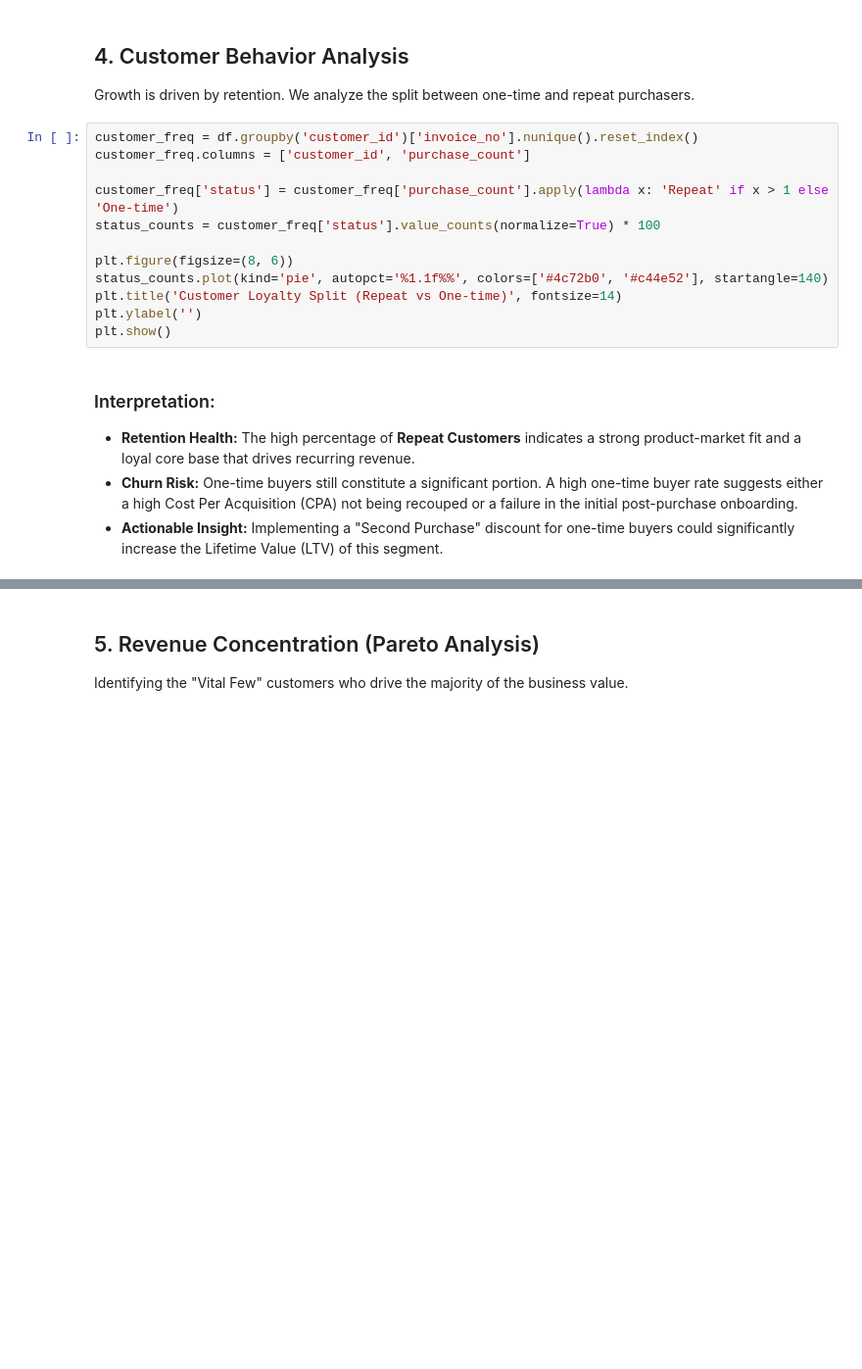
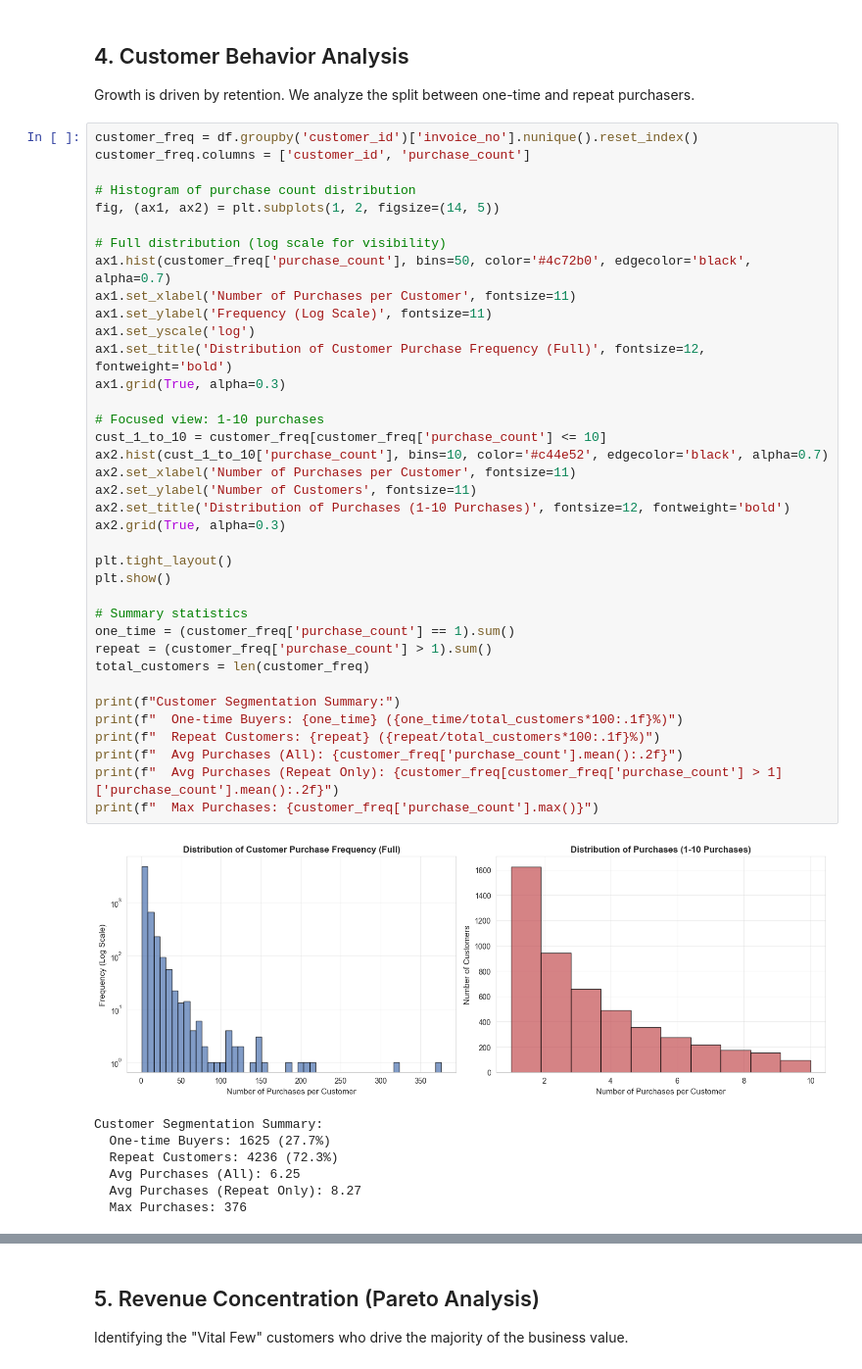
Before and after one commit to Srishtyshree/Team_G_RetailCustomerSegmentation, a Jupyter notebook: notebooks/03_eda.ipynb, the cells around one changed output, grey strips where cells are left out. Shown at 98% size. Cells and saved outputs as stored; diff of their text form; blank space fills up the shorter version.

```diff
--- a/notebooks/03_eda.ipynb
+++ b/notebooks/03_eda.ipynb
@@ -79,20 +150,48 @@ print(country_rev[['country', 'share']].head(5))
 ## 4. Customer Behavior Analysis
 
 Growth is driven by retention. We analyze the split between one-time and repeat purchasers.
-# %%
-customer_freq = df.groupby('customer_id')['invoice_no'].nunique().reset_index()
-customer_freq.columns = ['customer_id', 'purchase_count']
-
-customer_freq['status'] = customer_freq['purchase_count'].apply(lambda x: 'Repeat' if x > 1 else 'One-time')
-status_counts = customer_freq['status'].value_counts(normalize=True) * 100
-
-plt.figure(figsize=(8, 6))
-status_counts.plot(kind='pie', autopct='%1.1f%%', colors=['#4c72b0', '#c44e52'], startangle=140)
-plt.title('Customer Loyalty Split (Repeat vs One-time)', fontsize=14)
-plt.ylabel('')
-plt.show()
-# %% [markdown]
-### Interpretation:
-- **Retention Health:** The high percentage of **Repeat Customers** indicates a strong product-market fit and a loyal core base that drives recurring revenue.
-- **Churn Risk:** One-time buyers still constitute a significant portion. A high one-time buyer rate suggests either a high Cost Per Acquisition (CPA) not being recouped or a failure in the initial post-purchase onboarding.
-- **Actionable Insight:** Implementing a "Second Purchase" discount for one-time buyers could significantly increase the Lifetime Value (LTV) of this segment.
+# %%
+customer_freq = df.groupby('customer_id')['invoice_no'].nunique().reset_index()
+customer_freq.columns = ['customer_id', 'purchase_count']
+
+# Histogram of purchase count distribution
+fig, (ax1, ax2) = plt.subplots(1, 2, figsize=(14, 5))
+
+# Full distribution (log scale for visibility)
+ax1.hist(customer_freq['purchase_count'], bins=50, color='#4c72b0', edgecolor='black', alpha=0.7)
+ax1.set_xlabel('Number of Purchases per Customer', fontsize=11)
+ax1.set_ylabel('Frequency (Log Scale)', fontsize=11)
+ax1.set_yscale('log')
+ax1.set_title('Distribution of Customer Purchase Frequency (Full)', fontsize=12, fontweight='bold')
+ax1.grid(True, alpha=0.3)
+
+# Focused view: 1-10 purchases
+cust_1_to_10 = customer_freq[customer_freq['purchase_count'] <= 10]
+ax2.hist(cust_1_to_10['purchase_count'], bins=10, color='#c44e52', edgecolor='black', alpha=0.7)
+ax2.set_xlabel('Number of Purchases per Customer', fontsize=11)
+ax2.set_ylabel('Number of Customers', fontsize=11)
+ax2.set_title('Distribution of Purchases (1-10 Purchases)', fontsize=12, fontweight='bold')
+ax2.grid(True, alpha=0.3)
+
+plt.tight_layout()
+plt.show()
+
+# Summary statistics
+one_time = (customer_freq['purchase_count'] == 1).sum()
+repeat = (customer_freq['purchase_count'] > 1).sum()
+total_customers = len(customer_freq)
+
+print(f"Customer Segmentation Summary:")
+print(f"  One-time Buyers: {one_time} ({one_time/total_customers*100:.1f}%)")
+print(f"  Repeat Customers: {repeat} ({repeat/total_customers*100:.1f}%)")
+print(f"  Avg Purchases (All): {customer_freq['purchase_count'].mean():.2f}")
+print(f"  Avg Purchases (Repeat Only): {customer_freq[customer_freq['purchase_count'] > 1]['purchase_count'].mean():.2f}")
+print(f"  Max Purchases: {customer_freq['purchase_count'].max()}")
+# %% [output]
+[figure, added]
+Customer Segmentation Summary:
+  One-time Buyers: 1625 (27.7%)
+  Repeat Customers: 4236 (72.3%)
+  Avg Purchases (All): 6.25
+  Avg Purchases (Repeat Only): 8.27
+  Max Purchases: 376
```
Also changed, not shown: parts of 7 cells of this notebook.
